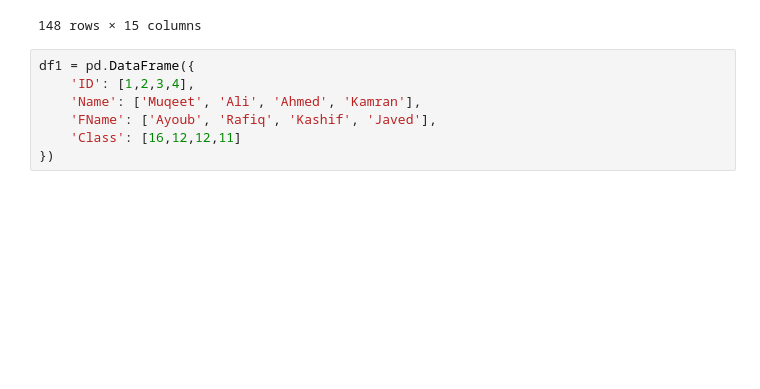
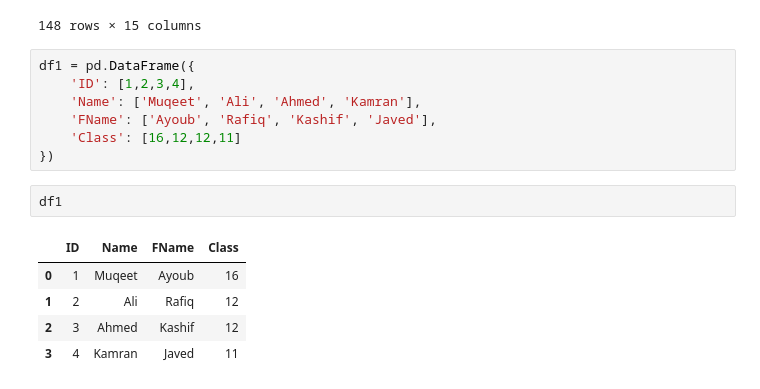
Before and after one commit to MuqeetVohra/python-practice, a Jupyter notebook: data_analysis/pandas.ipynb, the cells around one changed output. Saved outputs shown, nothing was run; the diff lists cells and outputs as text; blank space fills up the shorter version.

```diff
--- a/data_analysis/pandas.ipynb
+++ b/data_analysis/pandas.ipynb
@@ -513,3 +513,11 @@ df1 = pd.DataFrame({
     'FName': ['Ayoub', 'Rafiq', 'Kashif', 'Javed'],
     'Class': [16,12,12,11]
 })
+# %%
+df1
+# %% [output]
+|  | ID | Name | FName | Class |
+| 0 | 1 | Muqeet | Ayoub | 16 |
+| 1 | 2 | Ali | Rafiq | 12 |
+| 2 | 3 | Ahmed | Kashif | 12 |
+| 3 | 4 | Kamran | Javed | 11 |
```
Also changed, not shown: parts of 1 cell of this notebook.
